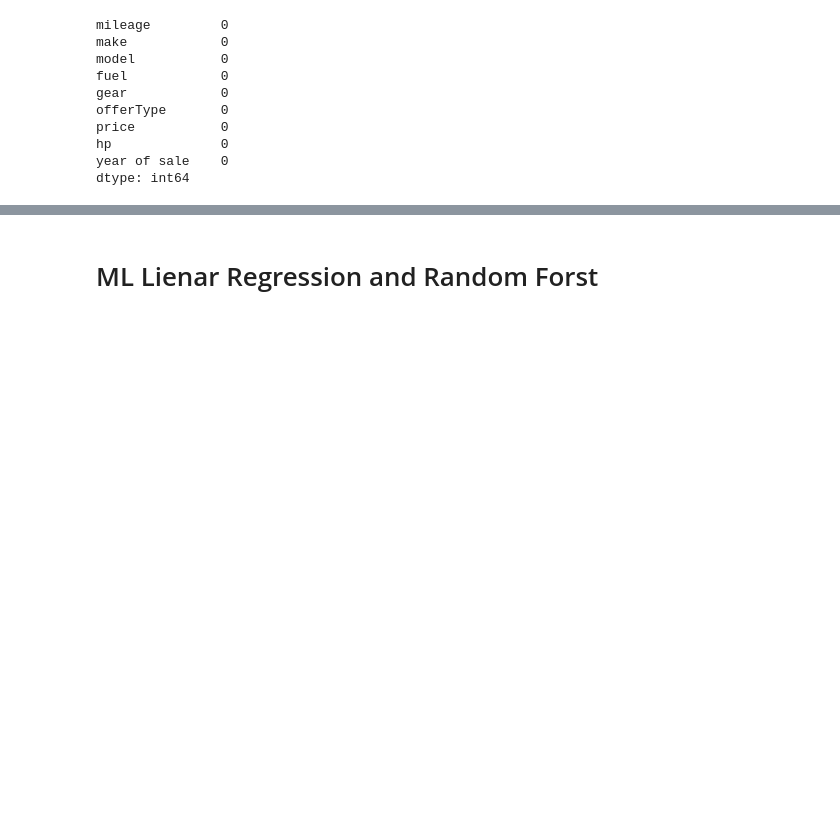
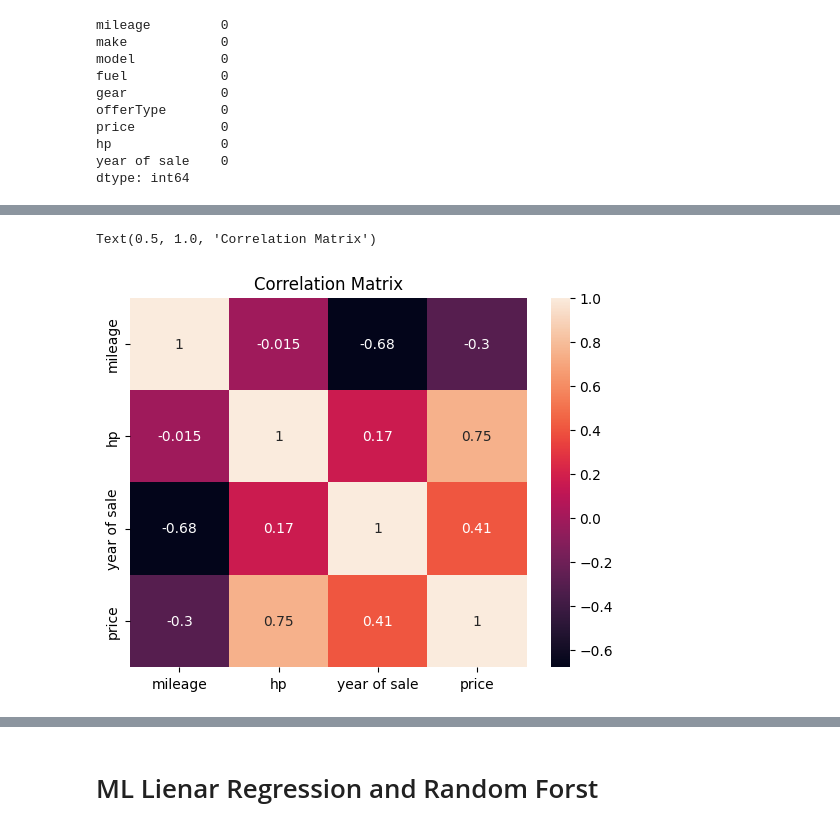
Before and after one commit to bayzero91/Autoscout_Analytics_Project_V2, a Jupyter notebook: EDA_&_ ML.ipynb, the cells around one changed output, grey strips where cells are left out. Saved outputs shown, nothing was run; the diff lists cells and outputs as text; code cells hidden in the pictures; blank space fills up the shorter version.

```diff
--- a/EDA_&_ ML.ipynb
+++ b/EDA_&_ ML.ipynb
@@ -77,0 +103,7 @@ data.shape
+# %%
+# Correlation of the numerical values showcased in a heatmap
+sns.heatmap(data[["mileage","hp","year of sale","price"]].corr(), annot=True)
+plt.title('Correlation Matrix')
+# %% [output]
+Text(0.5, 1.0, 'Correlation Matrix')
+[figure, added]
```
Also changed, not shown: parts of 32 cells of this notebook.
